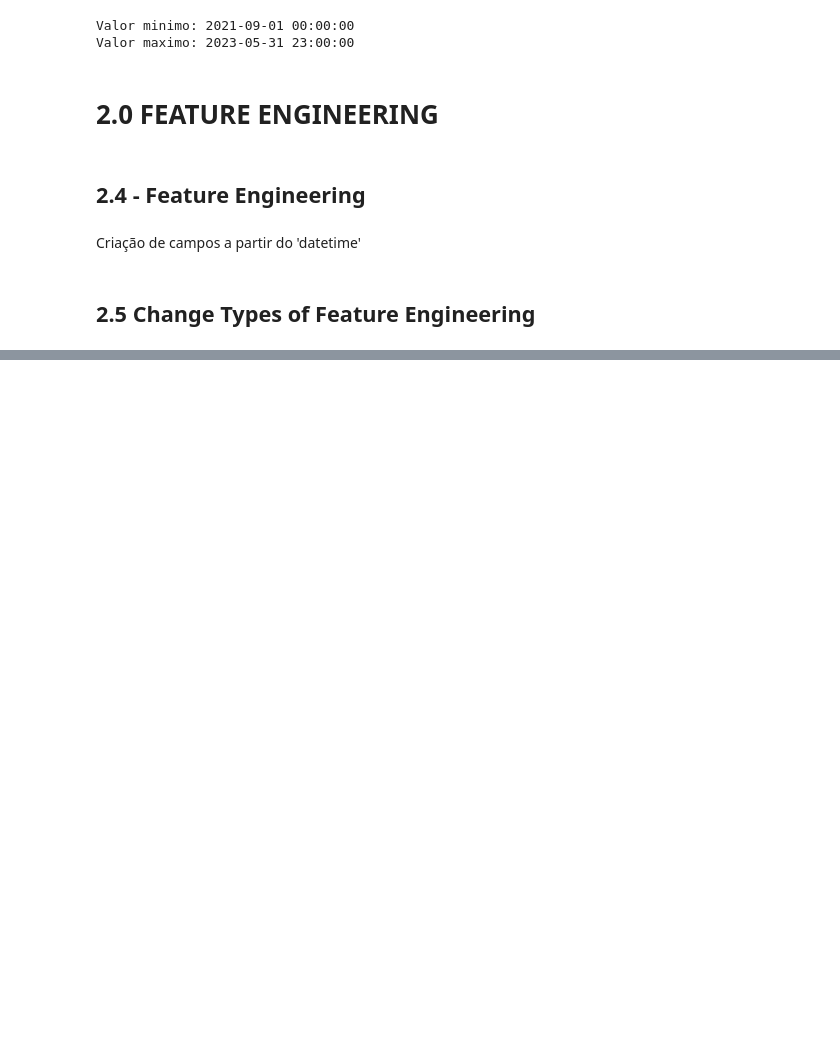
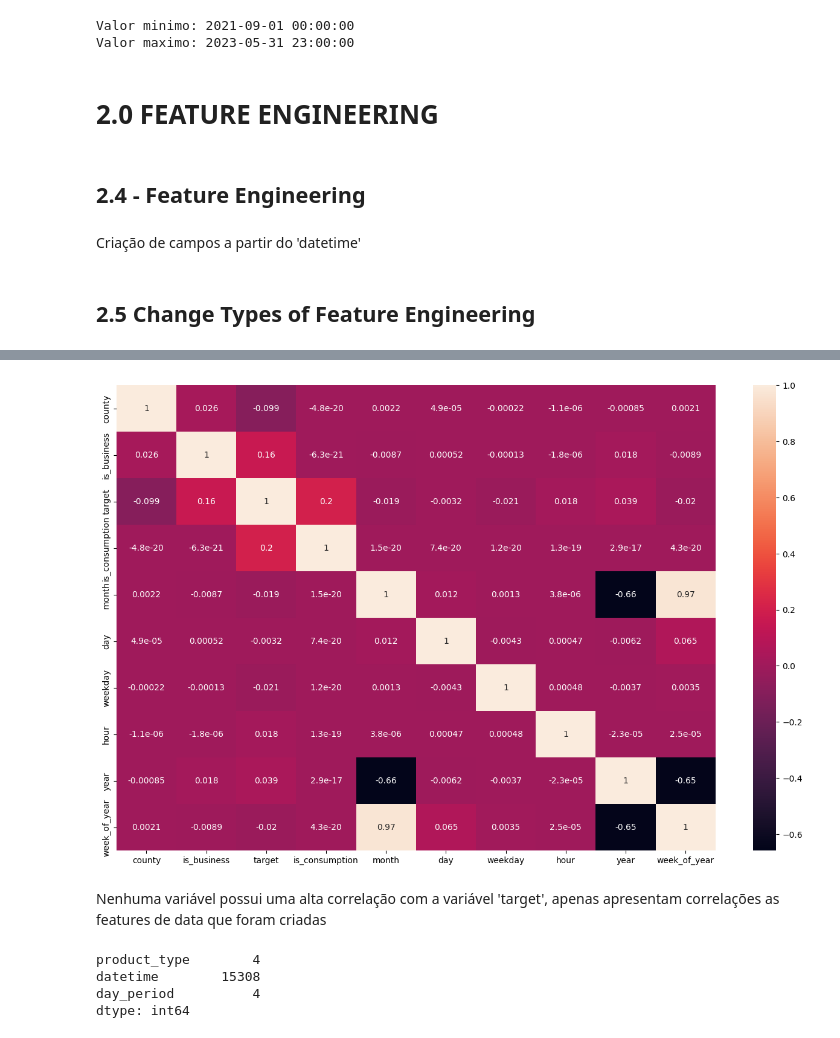
Before and after one commit to victor-vilela/enefit, a Jupyter notebook: notebooks/01-vvo-data-project copy.ipynb, the cells around one changed output, grey strips where cells are left out. Cells and saved outputs as stored; diff of their text form; code cells hidden in the pictures; blank space fills up the shorter version.

```diff
--- a/notebooks/01-vvo-data-project copy.ipynb
+++ b/notebooks/01-vvo-data-project copy.ipynb
@@ -391,0 +282,11 @@ lr_result_cv
+# %%
+num_attributes = df3_train.select_dtypes(exclude=["category", "datetime64[ns]"])
+
+correlation = num_attributes.corr(method='pearson')
+
+plt.figure(figsize=(16,10))
+sns.heatmap(correlation, annot=True);
+# %% [output]
+[figure, added]
+# %% [markdown]
+Nenhuma variável possui uma alta correlação com a variável 'target', apenas apresentam correlações as features de data que foram criadas
@@ -391,0 +295,7 @@ lr_result_cv
+# %%
+cat_attributes.apply( lambda x: x.unique().shape[0] )
+# %% [output]
+product_type        4
+datetime        15308
+day_period          4
+dtype: int64
```
Also changed, not shown: parts of 61 cells of this notebook.
